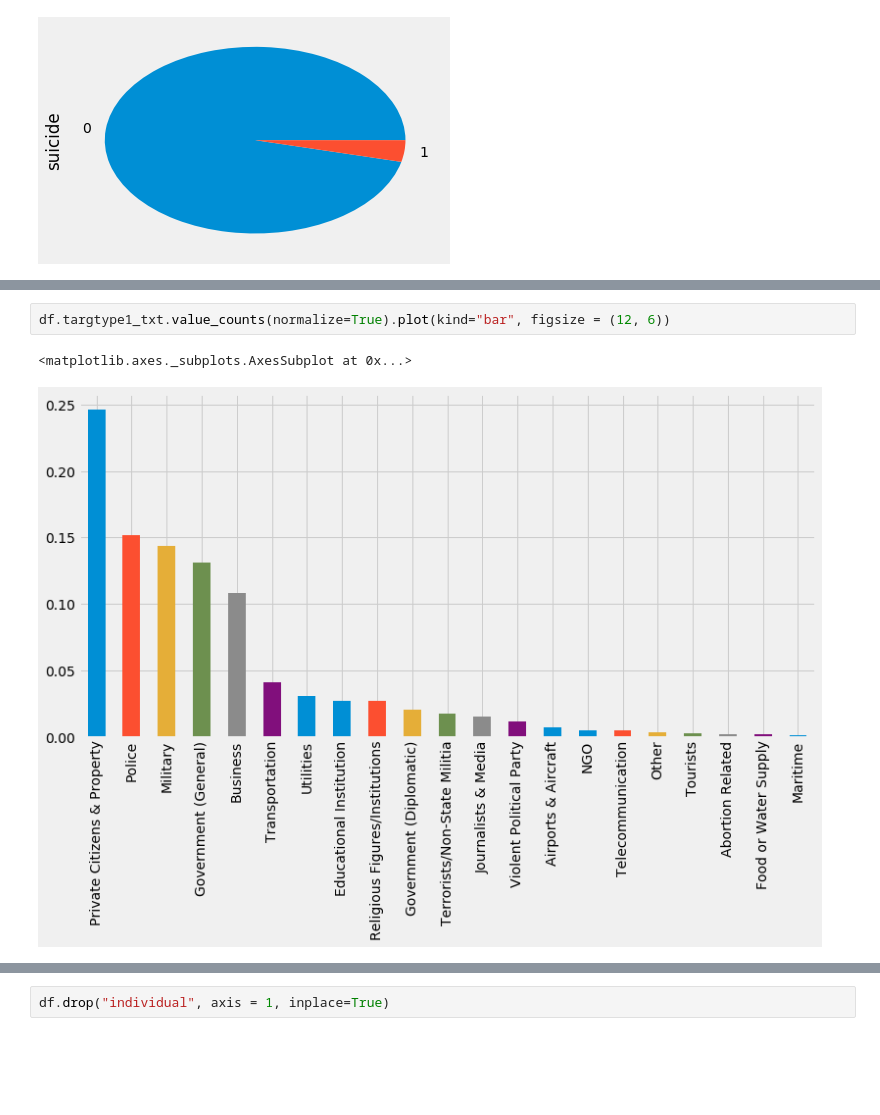
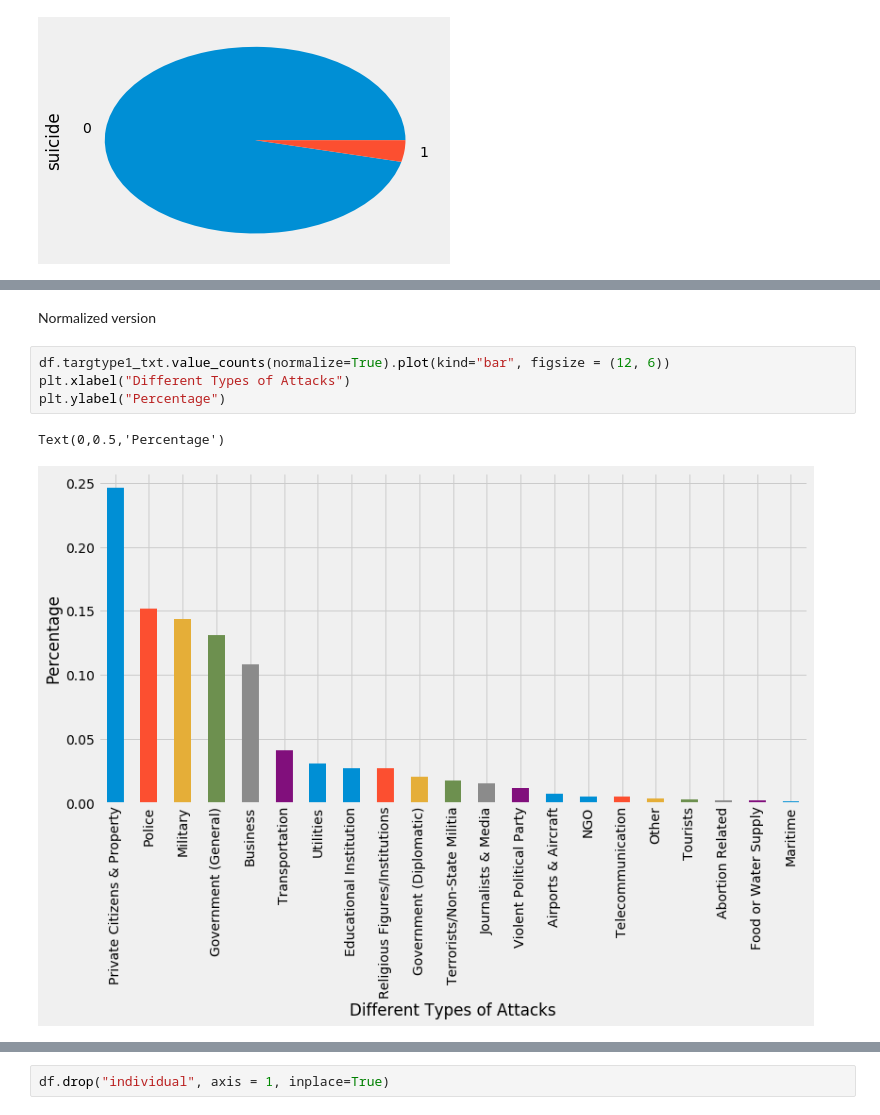
Before and after one commit to GeorgeMcIntire/fellow_ai_submission, a Jupyter notebook: Feature Engineering_EDA_Modeling.ipynb, the cells around one changed output, grey strips where cells are left out. Drawn from its saved outputs; the diff is of its cells as text; blank space fills up the shorter version.

```diff
--- a/Feature Engineering_EDA_Modeling.ipynb
+++ b/Feature Engineering_EDA_Modeling.ipynb
@@ -165,5 +187,9 @@ df.attacktype1_txt.value_counts().plot(kind = "bar", figsize= (12, 6))
+# %% [markdown]
+Normalized version
 # %%
 df.targtype1_txt.value_counts(normalize=True).plot(kind="bar", figsize = (12, 6))
+plt.xlabel("Different Types of Attacks")
+plt.ylabel("Percentage")
 # %% [output]
-<matplotlib.axes._subplots.AxesSubplot at 0x...>
+Text(0,0.5,'Percentage')
-[figure, old version]
+[figure, new version]
```
Also changed, not shown: parts of 127 cells of this notebook.
